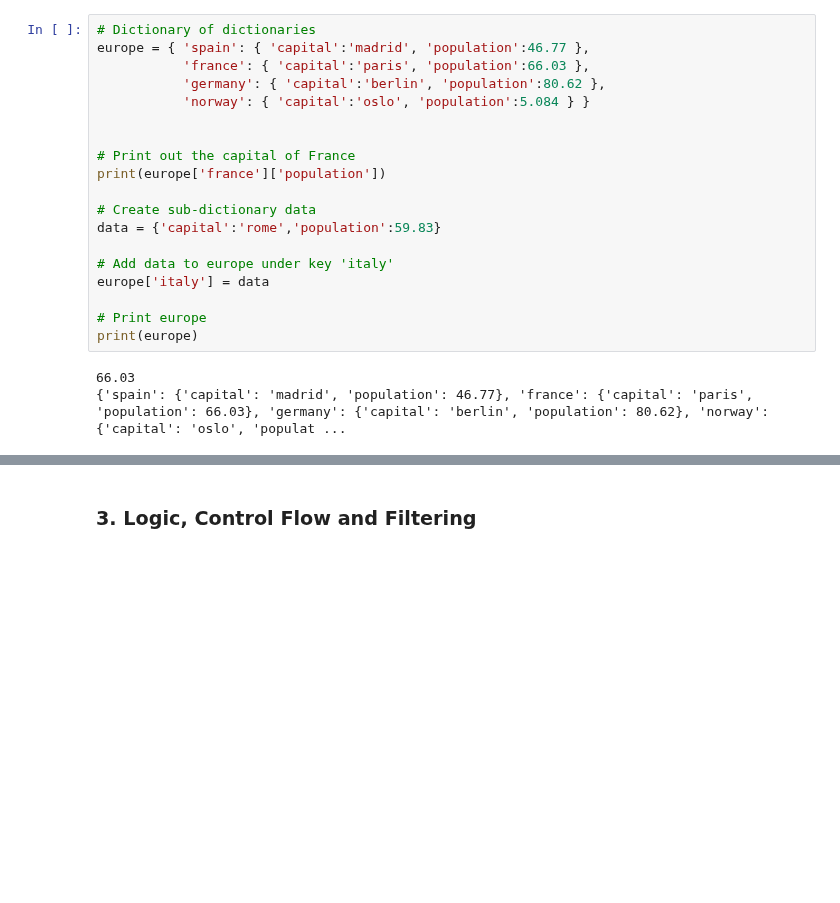
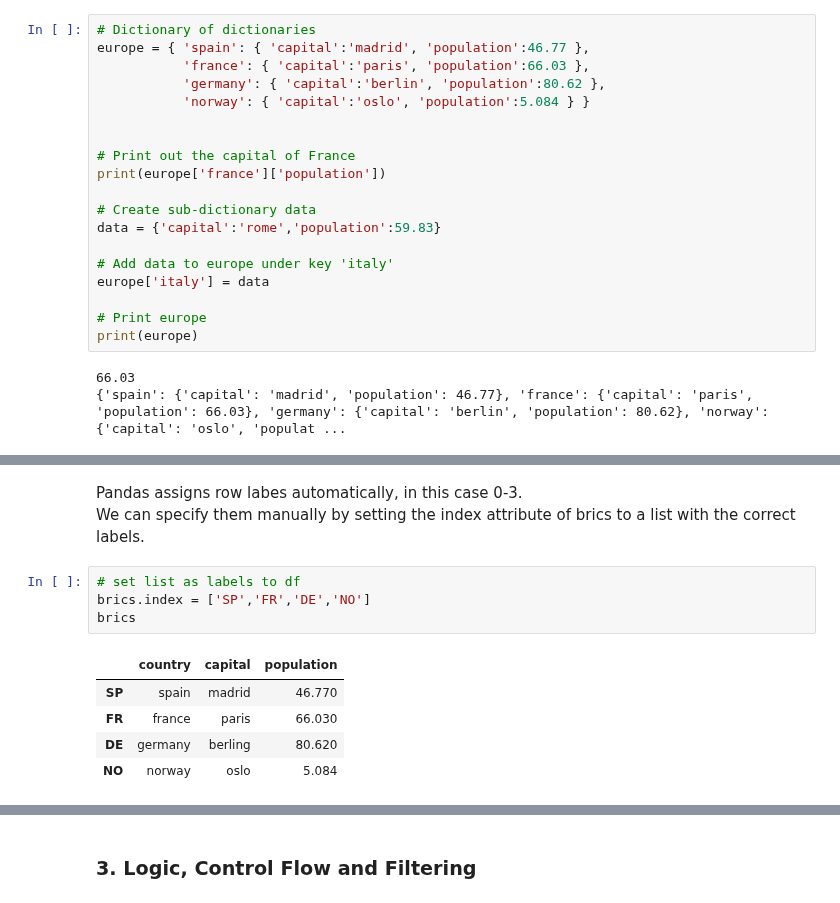
Before and after one commit to flyin01/dc, a Jupyter notebook: Intermediate_python.ipynb, the cells around one changed output, grey strips where cells are left out. Saved outputs shown, nothing was run; the diff lists cells and outputs as text; blank space fills up the shorter version.

```diff
--- a/Intermediate_python.ipynb
+++ b/Intermediate_python.ipynb
@@ -1115,0 +1155,13 @@ TBD
+# %% [markdown]
+Pandas assigns row labes automatically, in this case 0-3.
+We can specify them manually by setting the index attribute of brics to a list with the correct labels.
+# %%
+# set list as labels to df
+brics.index = ['SP','FR','DE','NO']
+brics
+# %% [output]
+|  | country | capital | population |
+| SP | spain | madrid | 46.770 |
+| FR | france | paris | 66.030 |
+| DE | germany | berling | 80.620 |
+| NO | norway | oslo | 5.084 |
```
Also changed, not shown: parts of 15 cells of this notebook.
